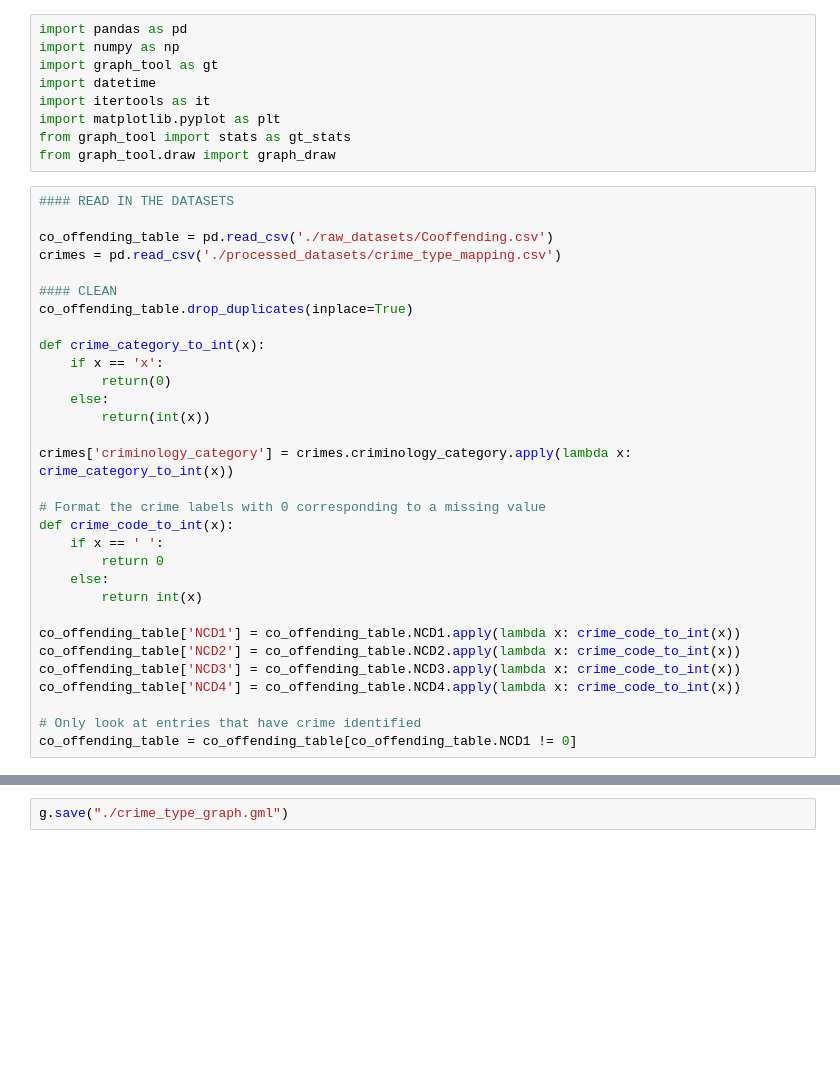
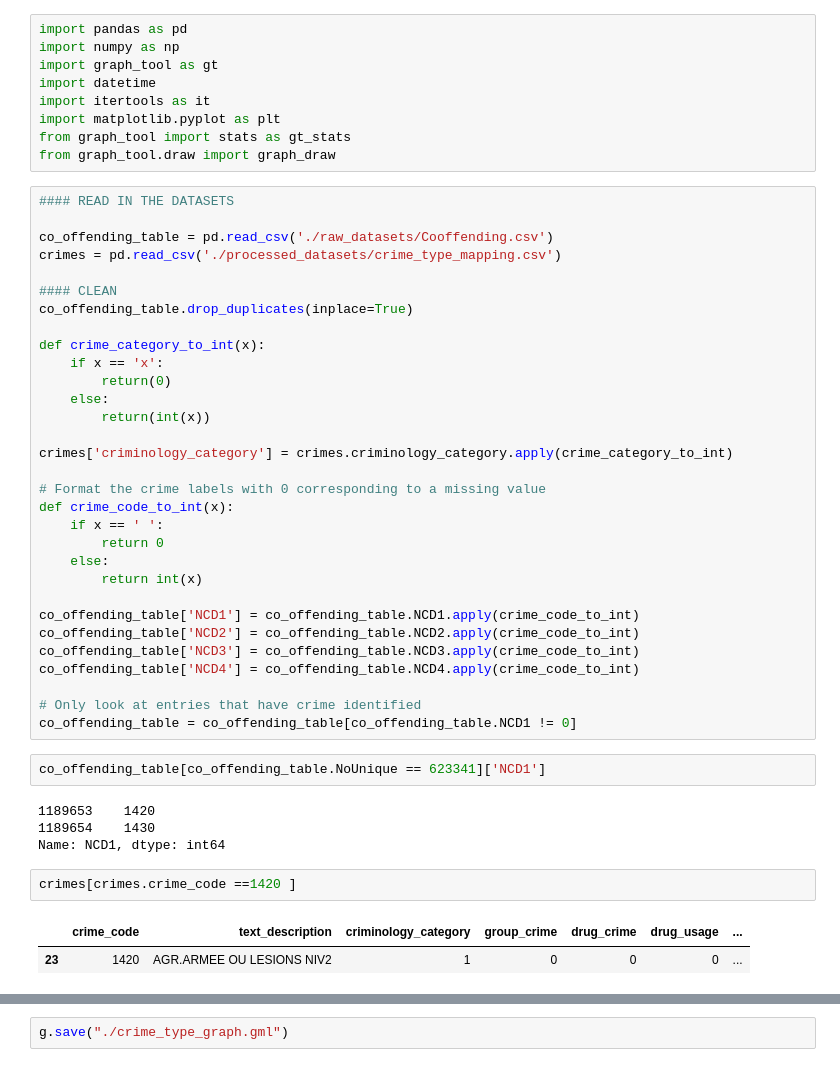
Before and after one commit to henryaspegren/IDS.131-Project, a Jupyter notebook: Clustering Crimes with Graph Tool.ipynb, the cells around one changed output, grey strips where cells are left out. Saved outputs shown, nothing was run; the diff lists cells and outputs as text; blank space fills up the shorter version.

```diff
--- a/Clustering Crimes with Graph Tool.ipynb
+++ b/Clustering Crimes with Graph Tool.ipynb
@@ -22,7 +22,7 @@ def crime_category_to_int(x):
     else:
         return(int(x))
 
-crimes['criminology_category'] = crimes.criminology_category.apply(lambda x: crime_category_to_int(x))
+crimes['criminology_category'] = crimes.criminology_category.apply(crime_category_to_int)
 
 # Format the crime labels with 0 corresponding to a missing value
 def crime_code_to_int(x):
@@ -31,11 +31,22 @@ def crime_code_to_int(x):
     else:
         return int(x)
 
-co_offending_table['NCD1'] = co_offending_table.NCD1.apply(lambda x: crime_code_to_int(x))
-co_offending_table['NCD2'] = co_offending_table.NCD2.apply(lambda x: crime_code_to_int(x))
-co_offending_table['NCD3'] = co_offending_table.NCD3.apply(lambda x: crime_code_to_int(x))
-co_offending_table['NCD4'] = co_offending_table.NCD4.apply(lambda x: crime_code_to_int(x))
+co_offending_table['NCD1'] = co_offending_table.NCD1.apply(crime_code_to_int)
+co_offending_table['NCD2'] = co_offending_table.NCD2.apply(crime_code_to_int)
+co_offending_table['NCD3'] = co_offending_table.NCD3.apply(crime_code_to_int)
+co_offending_table['NCD4'] = co_offending_table.NCD4.apply(crime_code_to_int)
 
 # Only look at entries that have crime identified
 co_offending_table = co_offending_table[co_offending_table.NCD1 != 0]
+# %%
+co_offending_table[co_offending_table.NoUnique == 623341]['NCD1']
+# %% [output]
+1189653    1420
+1189654    1430
+Name: NCD1, dtype: int64
+# %%
+crimes[crimes.crime_code ==1420 ]
+# %% [output]
+|  | crime_code | text_description | criminology_category | group_crime | drug_crime | drug_usage | ... |
+| 23 | 1420 | AGR.ARMEE OU LESIONS NIV2 | 1 | 0 | 0 | 0 | ... |
 # %%
```
Also changed, not shown: parts of 19 cells of this notebook, 1 other file.
